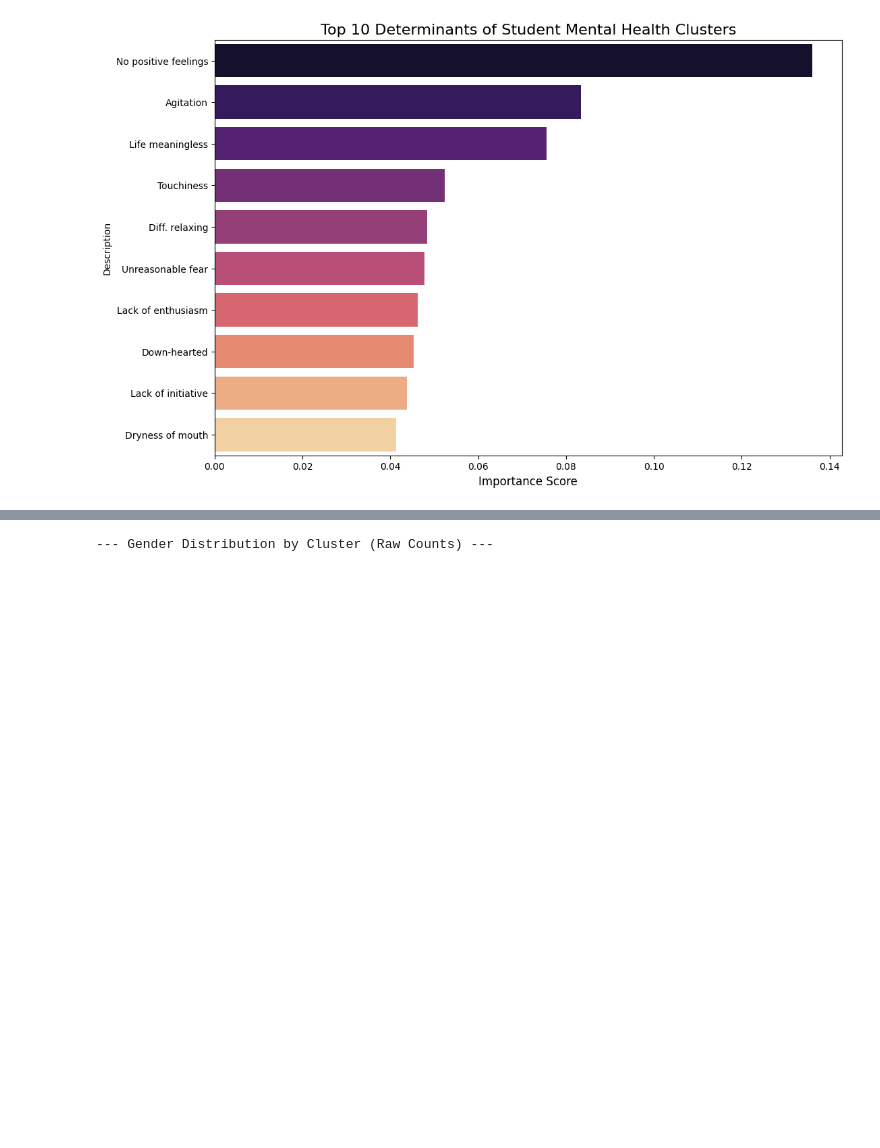
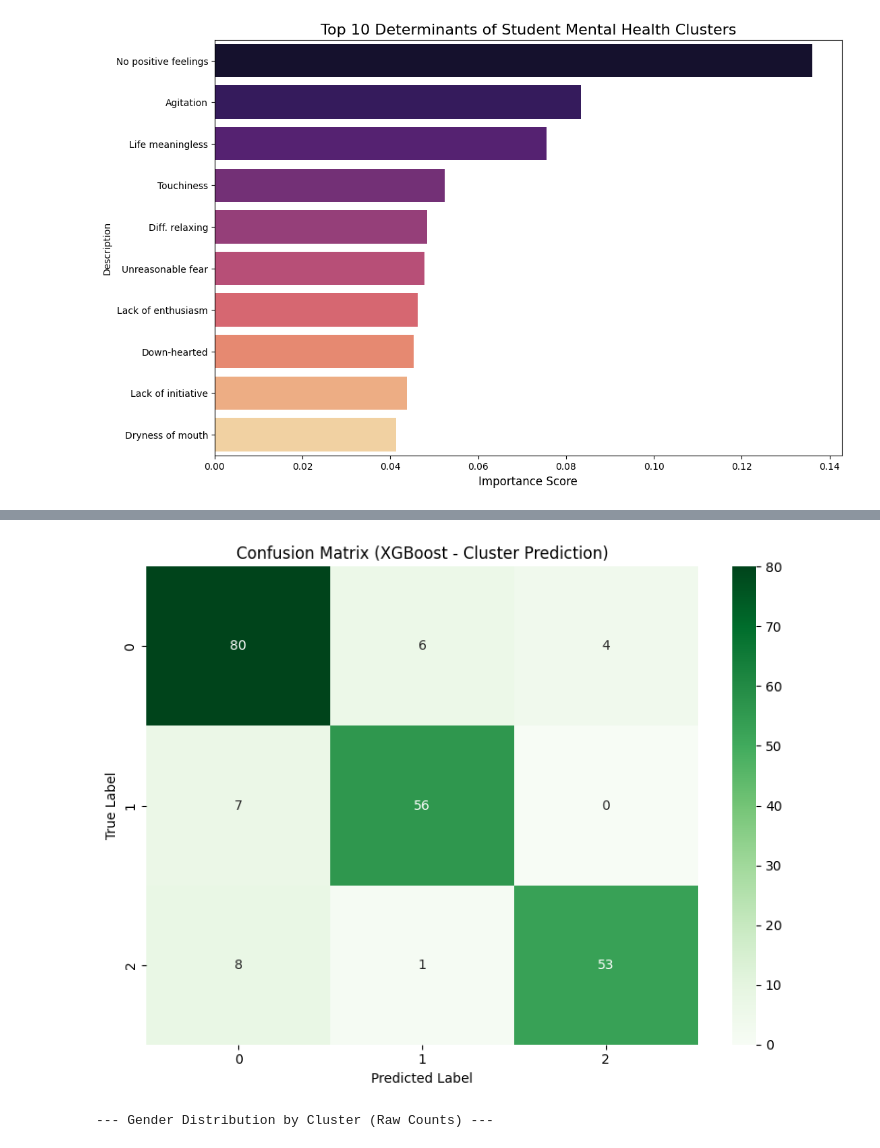
Before and after one commit to MH-Mehedi06/DASS21, a Jupyter notebook: DASS21.ipynb, the cells around one changed output, grey strips where cells are left out. Cells and saved outputs as stored; diff of their text form; code cells hidden in the pictures; blank space fills up the shorter version.

Commit message:
Model Update

```diff
--- a/DASS21.ipynb
+++ b/DASS21.ipynb
@@ -916,0 +918,86 @@ Passing `palette` without assigning `hue` is deprecated and will be removed in v
+# %%
+# If not installed yet, run once in a separate cell:
+# !pip install xgboost
+
+from xgboost import XGBClassifier
+from sklearn.model_selection import RandomizedSearchCV
+from sklearn.metrics import accuracy_score, f1_score, recall_score, classification_report, confusion_matrix
+
+# --- FEATURES & TARGET (same as SVM) ---
+y_xgb = df['Cluster']
+X_xgb = df[[f'Q{i}' for i in range(1, 22)]]
+
+X_train_xgb, X_test_xgb, y_train_xgb, y_test_xgb = train_test_split(
+    X_xgb, y_xgb, test_size=0.2, random_state=42, stratify=y_xgb
+)
+
+# (Optional) scaling is not required for tree-based models, so we use raw values
+
+# --- HYPERPARAMETER SEARCH FOR BEST ACCURACY ---
+xgb_base = XGBClassifier(
+    objective='multi:softprob',
+    num_class=3,
+    eval_metric='mlogloss',
+    tree_method='hist',        # faster, good default
+    random_state=42,
+    use_label_encoder=False
+)
+
+param_dist = {
+    'n_estimators': [100, 200, 300, 400],
+    'max_depth': [3, 4, 5, 6],
+    'learning_rate': [0.01, 0.05, 0.1, 0.2],
+    'subsample': [0.7, 0.8, 0.9, 1.0],
+    'colsample_bytree': [0.7, 0.8, 0.9, 1.0],
+    'gamma': [0, 0.5, 1.0],
+    'min_child_weight': [1, 3, 5]
+}
+
+xgb_search = RandomizedSearchCV(
+    estimator=xgb_base,
+    param_distributions=param_dist,
+    n_iter=40,              # increase for a more exhaustive search if you have time
+    scoring='accuracy',
+    cv=5,
+    verbose=1,
+    random_state=42,
+    n_jobs=-1
+)
+
+print("Running XGBoost hyperparameter search...")
+xgb_search.fit(X_train_xgb, y_train_xgb)
+
+print("\nBest parameters found:")
+print(xgb_search.best_params_)
+print(f"Best CV accuracy: {xgb_search.best_score_:.4f}")
+
+# --- TRAIN BEST MODEL ON FULL TRAINING DATA ---
+best_xgb = xgb_search.best_estimator_
+best_xgb.fit(X_train_xgb, y_train_xgb)
+
+# --- EVALUATE ON TEST SET ---
+y_pred_xgb = best_xgb.predict(X_test_xgb)
+
+print("\n--- XGBoost Model Performance (Predicting Clusters) ---")
+print(classification_report(y_test_xgb, y_pred_xgb))
+
+xgb_accuracy = accuracy_score(y_test_xgb, y_pred_xgb)
+xgb_f1 = f1_score(y_test_xgb, y_pred_xgb, average='weighted')
+xgb_recall = recall_score(y_test_xgb, y_pred_xgb, average='weighted')
+
+print(f"\nXGBoost Test Accuracy: {xgb_accuracy:.4f}")
+print(f"XGBoost Test F1 Score (weighted): {xgb_f1:.4f}")
+print(f"XGBoost Test Recall (weighted): {xgb_recall:.4f}")
+
+# Confusion matrix
+cm_xgb = confusion_matrix(y_test_xgb, y_pred_xgb)
+plt.figure(figsize=(8, 6))
+sns.heatmap(cm_xgb, annot=True, fmt='d', cmap='Greens',
+            xticklabels=sorted(y_test_xgb.unique()),
+            yticklabels=sorted(y_test_xgb.unique()))
+plt.title('Confusion Matrix (XGBoost - Cluster Prediction)')
+plt.ylabel('True Label')
+plt.xlabel('Predicted Label')
+plt.tight_layout()
+plt.show()
+# %% [output]
@@ -917,3 +1030,4 @@ Passing `palette` without assigning `hue` is deprecated and will be removed in v
+[figure, added]
 # %%
 from scipy.stats import chi2_contingency
 
```
Also changed, not shown: parts of 7 cells of this notebook.
